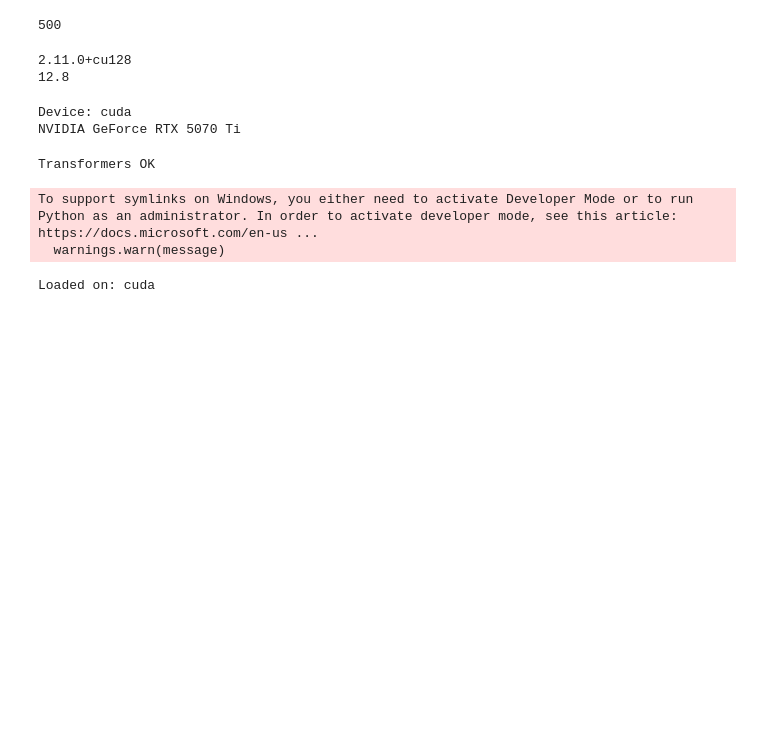
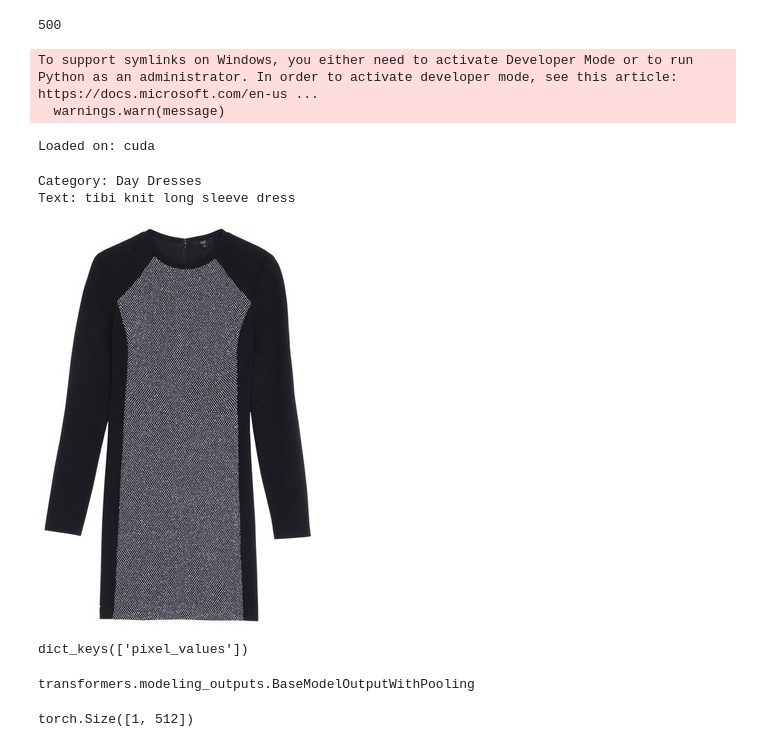
Before and after one commit to farzadismyid/evidence_fashion_recommender, a Jupyter notebook: notebooks/05_fashionclip_retrieval.ipynb, the cells around one changed output. Drawn from its saved outputs; the diff is of its cells as text; code cells hidden in the pictures; blank space fills up the shorter version.

Commit message:
feat: generate fashionclip image embeddings from polyvore items

```diff
--- a/notebooks/05_fashionclip_retrieval.ipynb
+++ b/notebooks/05_fashionclip_retrieval.ipynb
@@ -20,32 +10,6 @@ len(ds)
 # %% [output]
 Warning: You are sending unauthenticated requests to the HF Hub. Please set a HF_TOKEN to enable higher rate limits and faster downloads.
 500
-# %%
-import torch
-
-print(torch.__version__)
-print(torch.version.cuda)
-# %% [output]
-2.11.0+cu128
-12.8
-# %%
-import torch
-
-device = "cuda" if torch.cuda.is_available() else "cpu"
-
-print("Device:", device)
-
-if device == "cuda":
-    print(torch.cuda.get_device_name(0))
-# %% [output]
-Device: cuda
-NVIDIA GeForce RTX 5070 Ti
-# %%
-from transformers import CLIPModel, CLIPProcessor
-
-print("Transformers OK")
-# %% [output]
-Transformers OK
 # %%
 from transformers import CLIPModel, CLIPProcessor
 import torch
@@ -63,3 +27,50 @@ print("Loaded on:", device)
 To support symlinks on Windows, you either need to activate Developer Mode or to run Python as an administrator. In order to activate developer mode, see this article: https://docs.microsoft.com/en-us ...
   warnings.warn(message)
 Loaded on: cuda
+# %%
+sample = ds[0]
+
+print("Category:", sample["category"])
+print("Text:", sample["text"])
+
+image = sample["image"]
+
+image
+# %% [output]
+Category: Day Dresses
+Text: tibi knit long sleeve dress
+[figure, added]
+# %%
+inputs = processor(
+    images=image,
+    return_tensors="pt"
+)
+
+inputs = {
+    k: v.to(device)
+    for k, v in inputs.items()
+}
+
+inputs.keys()
+# %% [output]
+dict_keys(['pixel_values'])
+# %%
+with torch.no_grad():
+    image_features = model.get_image_features(
+        **inputs
+    )
+
+type(image_features)
+# %% [output]
+transformers.modeling_outputs.BaseModelOutputWithPooling
+# %%
+with torch.no_grad():
+    outputs = model.get_image_features(
+        **inputs
+    )
+
+image_embedding = outputs.pooler_output
+
+image_embedding.shape
+# %% [output]
+torch.Size([1, 512])
```
Also changed, not shown: parts of 2 cells of this notebook.
